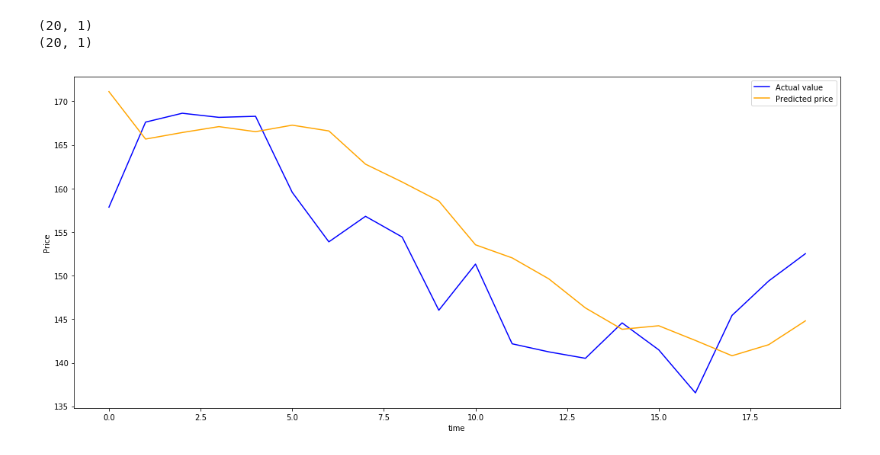
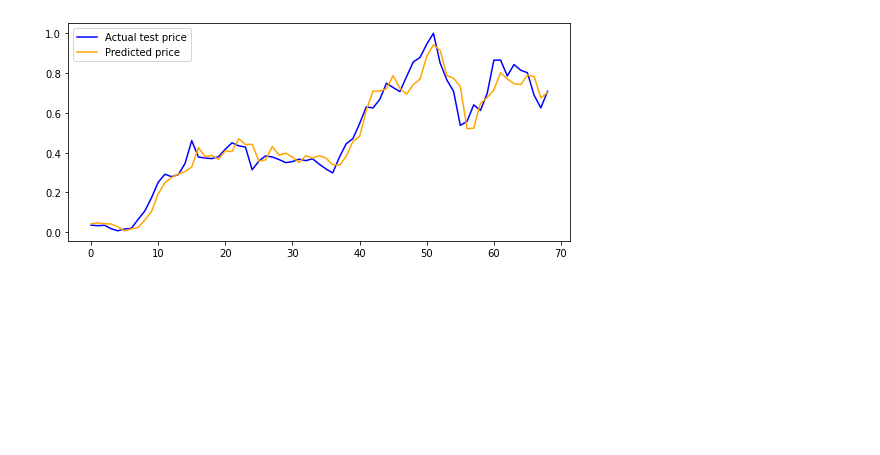
Before and after one commit to arshit30/Projects, a Jupyter notebook: Stock-price-forecasting/Stock price retrieval and prediction.ipynb, the cells around one changed output. Cells and saved outputs as stored; diff of their text form; code cells hidden in the pictures; blank space fills up the shorter version.

```diff
--- a/Stock-price-forecasting/Stock price retrieval and prediction.ipynb
+++ b/Stock-price-forecasting/Stock price retrieval and prediction.ipynb
@@ -140,3 +126,10 @@ model.compile(optimizer='adam',loss='mse')
+# %%
+X_train=X_train.reshape(-1,look_back)
+X_test=X_test.reshape(-1,look_back)
+Y_train=Y_train.reshape(-1,1)
+Y_test=Y_test.reshape(-1,1)
+# %%
+xgmodel = xgb.XGBRegressor(objective='reg:squarederror',learning_rate=0.05,max_depth=15,n_estimators=200,verbose=False)
 # %%
-history=model.fit(X_train,Y_train,epochs=20)
+xgmodel.fit(X_train,Y_train)
 # %% [output]
@@ -171,20 +151,10 @@ pres=model.predict(X_train)
-# %%
-future=sc.inverse_transform(fut)
-past=sc.inverse_transform(pres)
-true_y=sc.inverse_transform(Y_test.reshape(-1,1))
-past_y=sc.inverse_transform(Y_train.reshape(-1,1))
-print(future.shape)
-print(true_y.shape)
-# %% [output]
-(20, 1)
-(20, 1)
+# %%
+y_pred=xgmodel.predict(X_test)
 # %%
-plt.figure(figsize=(18,8))
-plt.plot(true_y,color='blue',label='Actual value')
-plt.plot(future,color='orange',label='Predicted price')
-plt.ylabel('Price')
-plt.xlabel('time')
+plt.figure(figsize=(9,4))
+plt.plot(Y_test,label='Actual test price',color='blue')
+plt.plot(y_pred,label='Predicted price',color='orange')
 plt.legend()
 plt.show()
 # %% [output]
-[figure, old version]
+[figure, new version]
```
Also changed, not shown: parts of 34 cells of this notebook, 1 other file.
